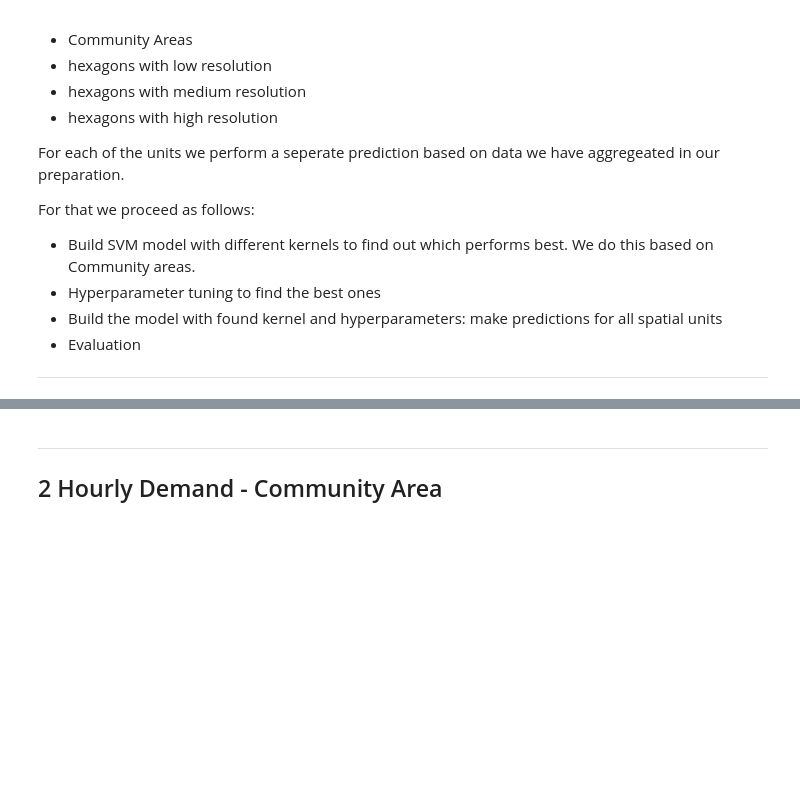
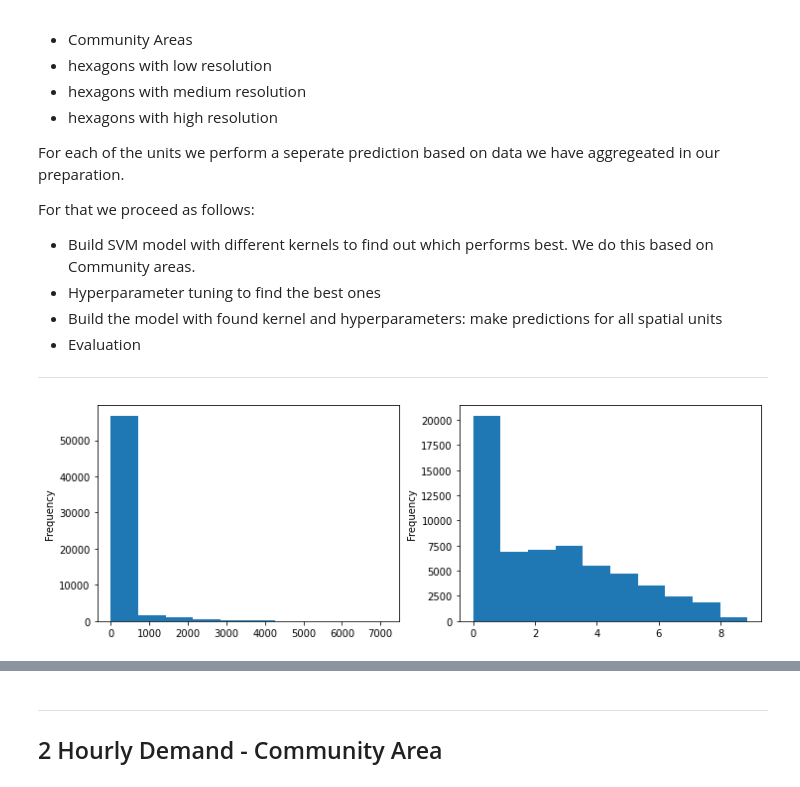
Before and after one commit to Hannah2800/AAA_2023_AdvancedPythonPandas, a Jupyter notebook: Task 4 - Predictive Analysis - SVM (6-hourly).ipynb, the cells around one changed output, grey strips where cells are left out. Drawn from its saved outputs; the diff is of its cells as text; code cells hidden in the pictures; blank space fills up the shorter version.

```diff
--- a/Task 4 - Predictive Analysis - SVM (6-hourly).ipynb
+++ b/Task 4 - Predictive Analysis - SVM (6-hourly).ipynb
@@ -49,6 +49,18 @@ df_6h_comar = pd.read_csv("data/datasets/df_6h_comar.csv")
 df_6h_hexlow = pd.read_csv("data/datasets/df_6h_hexlow.csv")
 df_6h_hexmed = pd.read_csv("data/datasets/df_6h_hexmed.csv")
 df_6h_hexhig = pd.read_csv("data/datasets/df_6h_hexhig.csv")
+# %%
+plt.figure(figsize=(12,4))
+
+plt.subplot(121)
+df_6h_comar['numOfTaxis_area'].plot.hist()
+
+plt.subplot(122)
+df_6h_comar['numOfTaxis_area'] = np.log(df_6h_comar['numOfTaxis_area'])
+df_6h_comar['numOfTaxis_area'].plot.hist()
+plt.show()
+# %% [output]
+[figure, added]
 # %%
 df_6h_comar.drop(columns = ['date_start'],inplace = True)
 df_6h_hexlow.drop(columns = ['date_start'],inplace = True)
```
Also changed, not shown: parts of 4 cells of this notebook, 4 other files.
